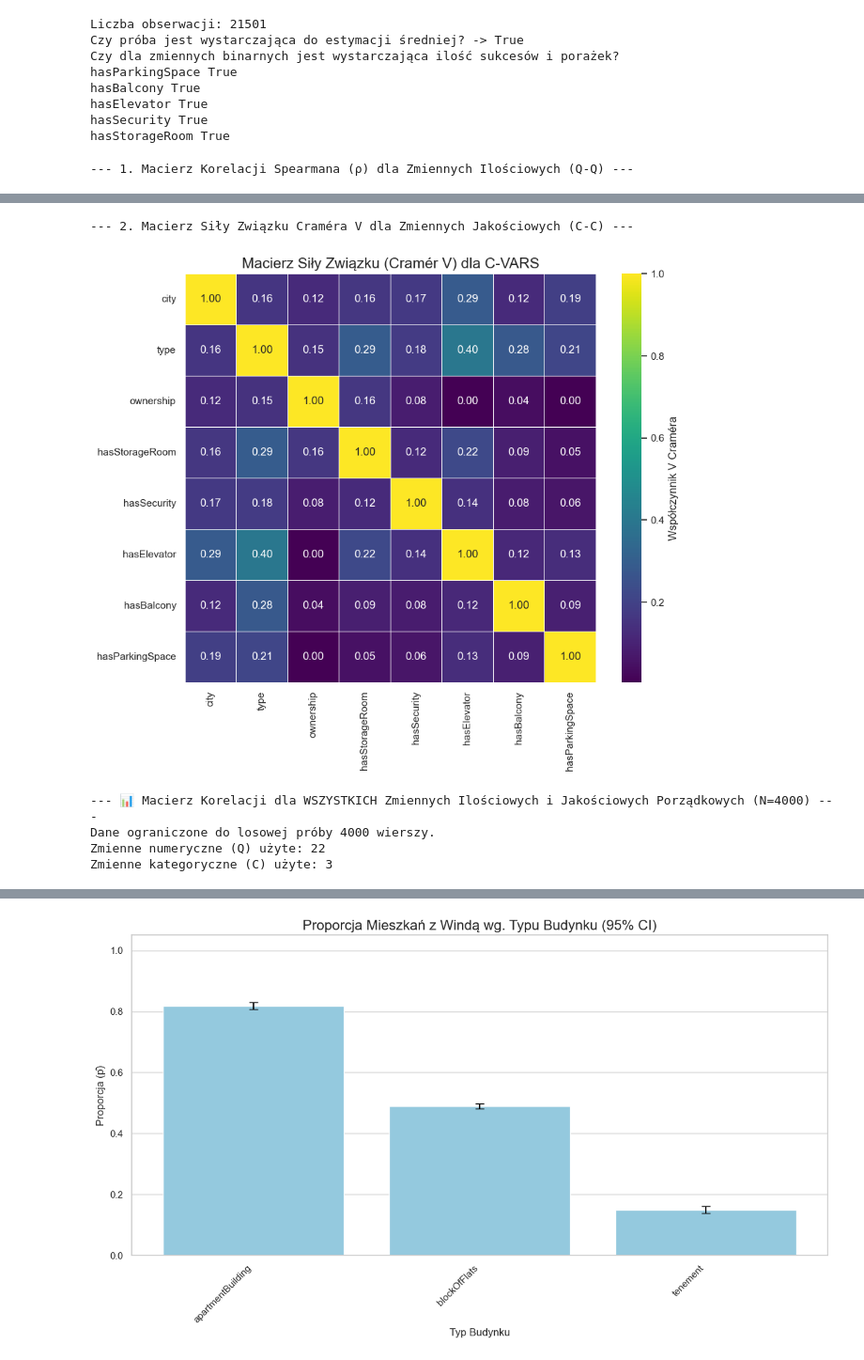
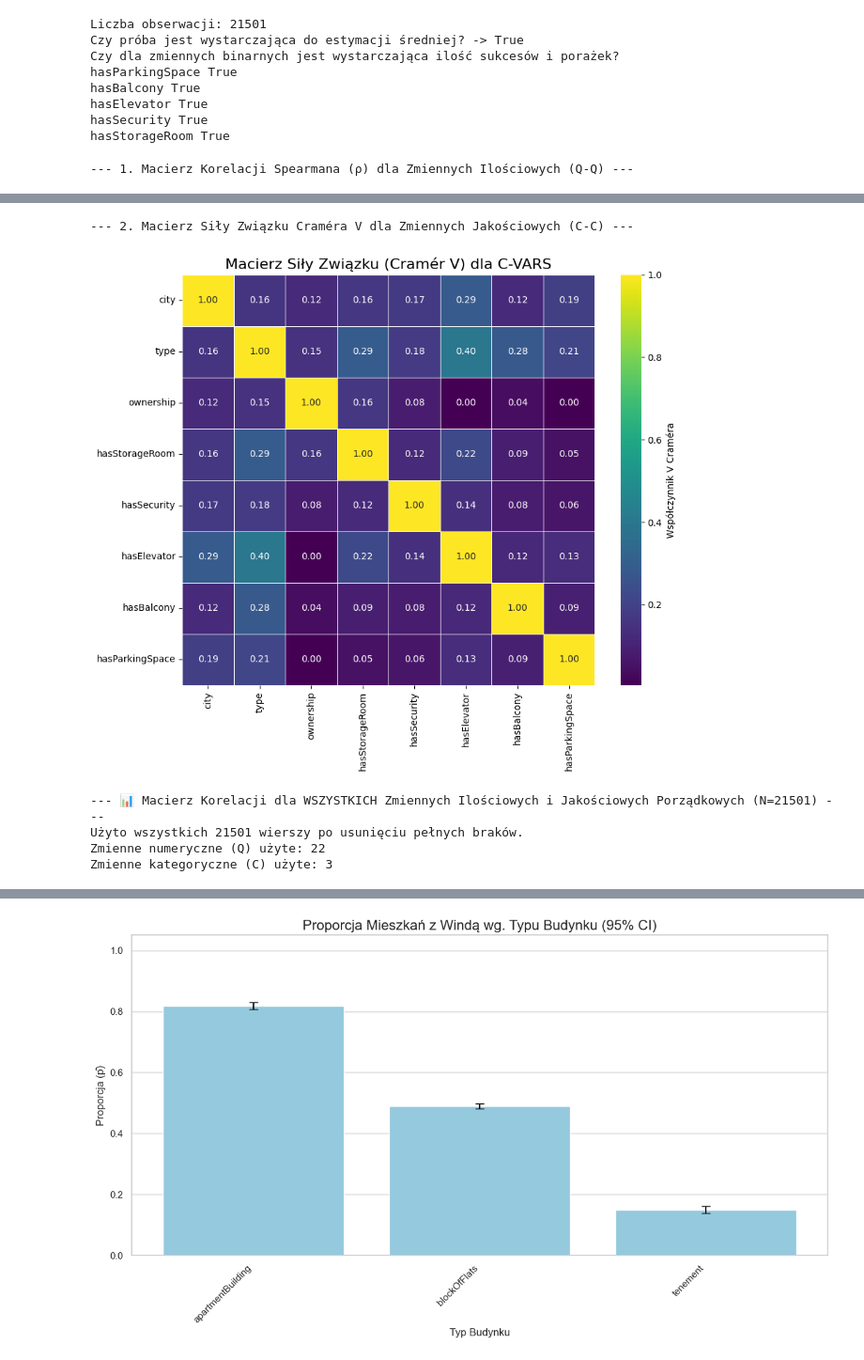
Before and after one commit to majadoris778/Analiza-Danych-R-i-Python-Grupa-Wsparcie-Projektowe, a Jupyter notebook: Projekt.ipynb, the cells around one changed output, grey strips where cells are left out. Shown at 94% size. Cells and saved outputs as stored; diff of their text form; code cells hidden in the pictures.

```diff
--- a/Projekt.ipynb
+++ b/Projekt.ipynb
@@ -772,6 +772,8 @@ hasStorageRoom True
 # -----------------------------
 # 1. Macierze Korelacji
 # -----------------------------
+from itertools import combinations
+from scipy.stats import chi2_contingency
 
 # Zmienne Ilościowe (Q-VARS)
 Q_VARS = ['pricePerM2', 'buildYear', 'squareMeters', 'rooms', 'floor', 'floorCount',
@@ -855,7 +857,7 @@ plt.title("Macierz Siły Związku (Cramér V) dla C-VARS", fontsize=16)
 plt.show()
 
 # --- Ustawienia stabilności ---
-SAMPLE_SIZE = 4000
+SAMPLE_SIZE = 21501
 MATRIX_VISUAL_LIMIT = 30 # Ograniczenie wizualizacji
 EXCLUDE_VARS = ['id', 'pricePerM2']
 
@@ -916,6 +918,6 @@ plt.show()
 --- 2. Macierz Siły Związku Craméra V dla Zmiennych Jakościowych (C-C) ---
-[figure, old version]
+[figure, new version]
---- 📊 Macierz Korelacji dla WSZYSTKICH Zmiennych Ilościowych i Jakościowych Porządkowych (N=4000) ---
-Dane ograniczone do losowej próby 4000 wierszy.
+--- 📊 Macierz Korelacji dla WSZYSTKICH Zmiennych Ilościowych i Jakościowych Porządkowych (N=21501) ---
+Użyto wszystkich 21501 wierszy po usunięciu pełnych braków.
 Zmienne numeryczne (Q) użyte: 22
 Zmienne kategoryczne (C) użyte: 3
```
Also changed, not shown: parts of 23 cells of this notebook.
